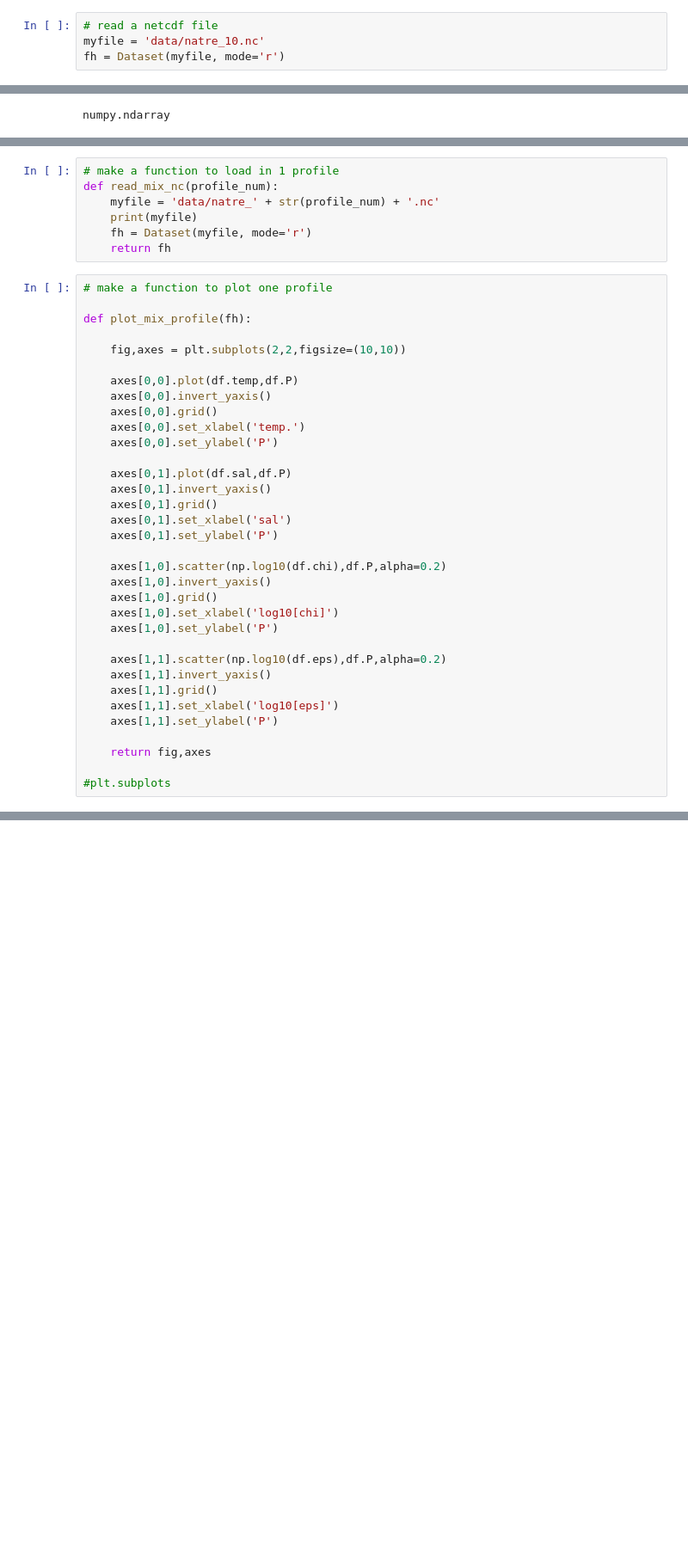
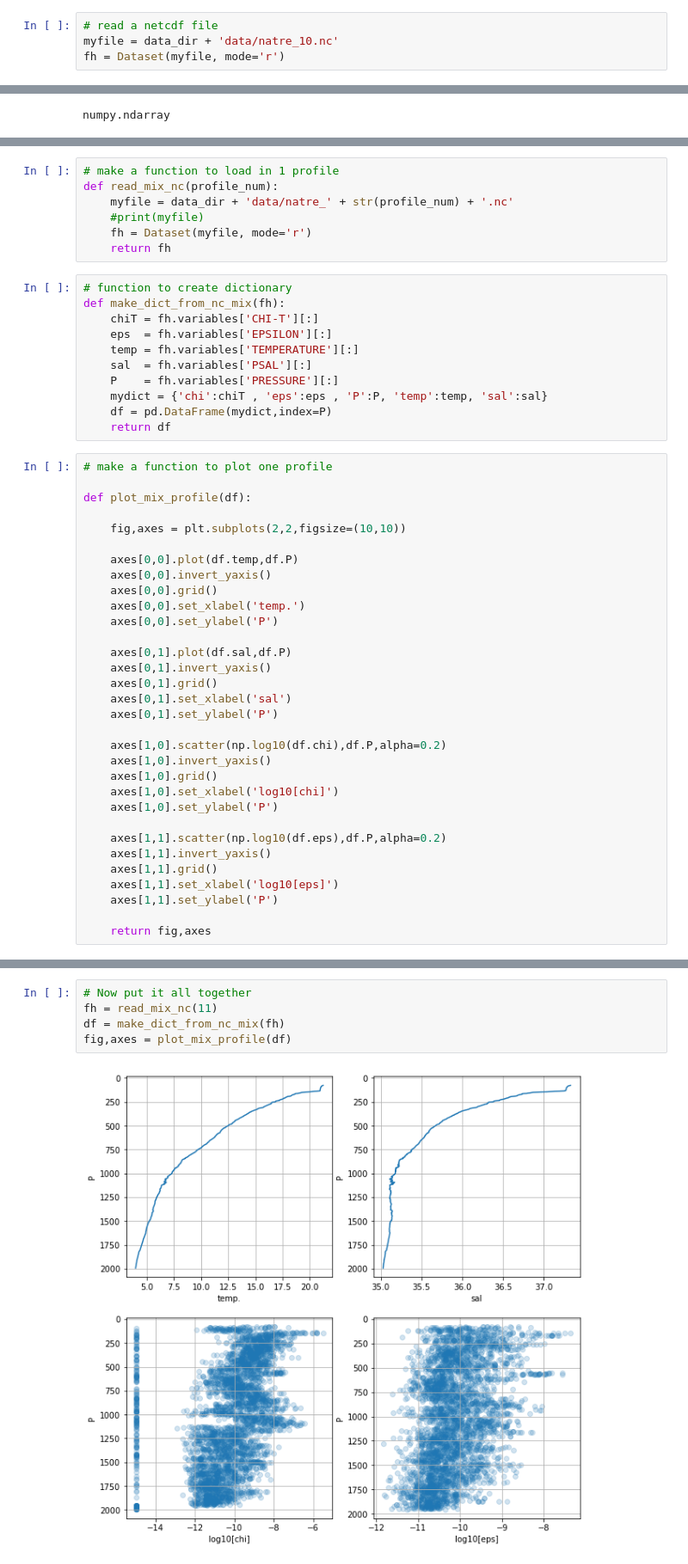
Before and after one commit to OceanMixingCommunity/Standard-Mixing-Routines, a Jupyter notebook: Examine_mixing_data.ipynb, the cells around one changed output, grey strips where cells are left out. Shown at 86% size. Cells and saved outputs as stored; diff of their text form; blank space fills up the shorter version.

```diff
--- a/Examine_mixing_data.ipynb
+++ b/Examine_mixing_data.ipynb
@@ -34,7 +36,7 @@ natre_120.nc natre_145.nc natre_3.nc   natre_52.nc  natre_75.nc  natre_98.nc
 natre_121.nc natre_146.nc natre_30.nc  natre_53.nc  natre_76.nc  natre_99.nc
 # %%
 # read a netcdf file
-myfile = 'data/natre_10.nc'
+myfile = data_dir + 'data/natre_10.nc'
 fh = Dataset(myfile, mode='r')
 # %%
 # look at the structure of the file we read in
@@ -130,14 +132,25 @@ plt.ylabel('Pressure')
 # %%
 # make a function to load in 1 profile
 def read_mix_nc(profile_num):
-    myfile = 'data/natre_' + str(profile_num) + '.nc'
-    print(myfile)
+    myfile = data_dir + 'data/natre_' + str(profile_num) + '.nc'
+    #print(myfile)
     fh = Dataset(myfile, mode='r')
     return fh
+# %%
+# function to create dictionary
+def make_dict_from_nc_mix(fh):
+    chiT = fh.variables['CHI-T'][:]
+    eps  = fh.variables['EPSILON'][:]
+    temp = fh.variables['TEMPERATURE'][:]
+    sal  = fh.variables['PSAL'][:]
+    P    = fh.variables['PRESSURE'][:]
+    mydict = {'chi':chiT , 'eps':eps , 'P':P, 'temp':temp, 'sal':sal}
+    df = pd.DataFrame(mydict,index=P)
+    return df
 # %%
 # make a function to plot one profile
 
-def plot_mix_profile(fh):
+def plot_mix_profile(df):
 
     fig,axes = plt.subplots(2,2,figsize=(10,10))
 
@@ -166,5 +179,3 @@ def plot_mix_profile(fh):
     axes[1,1].set_ylabel('P')
 
     return fig,axes
-
-#plt.subplots
@@ -174,0 +182,7 @@ fig,axes = plot_mix_profile(fh)
+# %%
+# Now put it all together
+fh = read_mix_nc(11)
+df = make_dict_from_nc_mix(fh)
+fig,axes = plot_mix_profile(df)
+# %% [output]
+[figure, added]
```
Also changed, not shown: parts of 3 cells of this notebook.
